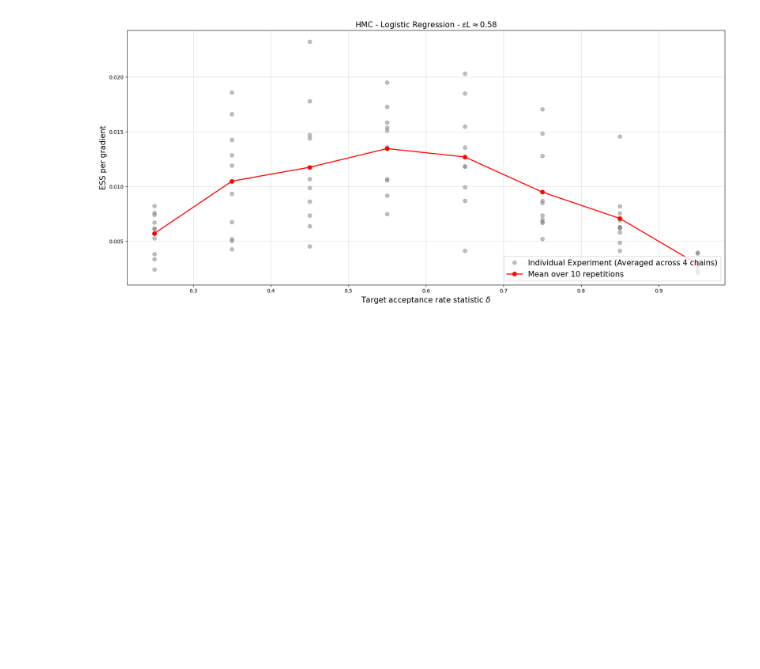
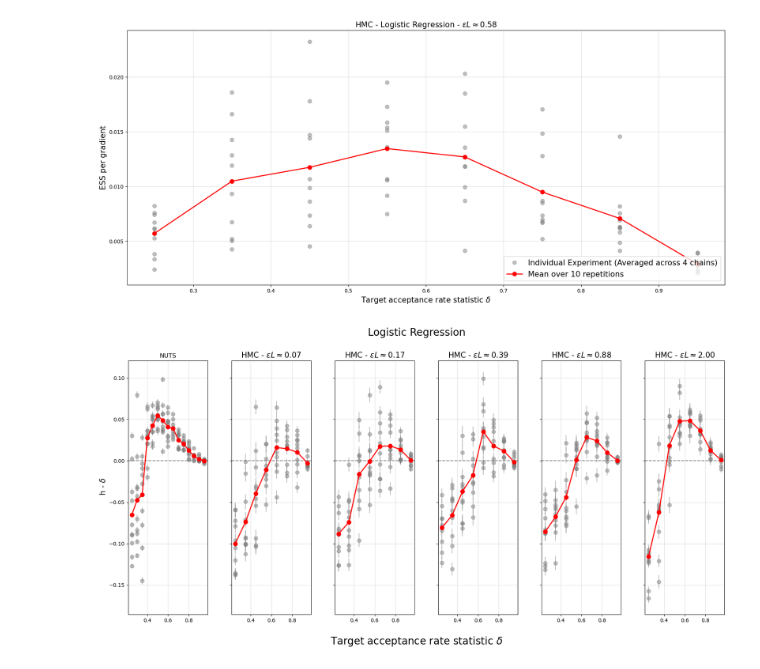
Before and after one commit to Mattia-Ponchio/Inference_Project, a Jupyter notebook: Plotter.ipynb, the cells around one changed output. Drawn from its saved outputs; the diff is of its cells as text; code cells hidden in the pictures; blank space fills up the shorter version.

Commit message:
[Mattia] combined plots

```diff
--- a/Plotter.ipynb
+++ b/Plotter.ipynb
@@ -259,0 +428,10 @@ plotter(input_path = "HMC_LR.pkl", sampler = "HMC", mode = "Ess-per-grad", model
+# %%
+sample_settings = { "max_treedepth" : 14,
+                    "chains" : 4,
+                    "reps": 10
+}
+# Possible mode: h-delta; Ess-per-grad; Counts
+# Possible model: Gauss; LR; HLR
+plotter_combined(mode = "h-delta", model = "LR", sample_settings = sample_settings, saving = False)
+# %% [output]
+[figure, added]
```
Also changed, not shown: parts of 2 cells of this notebook.
